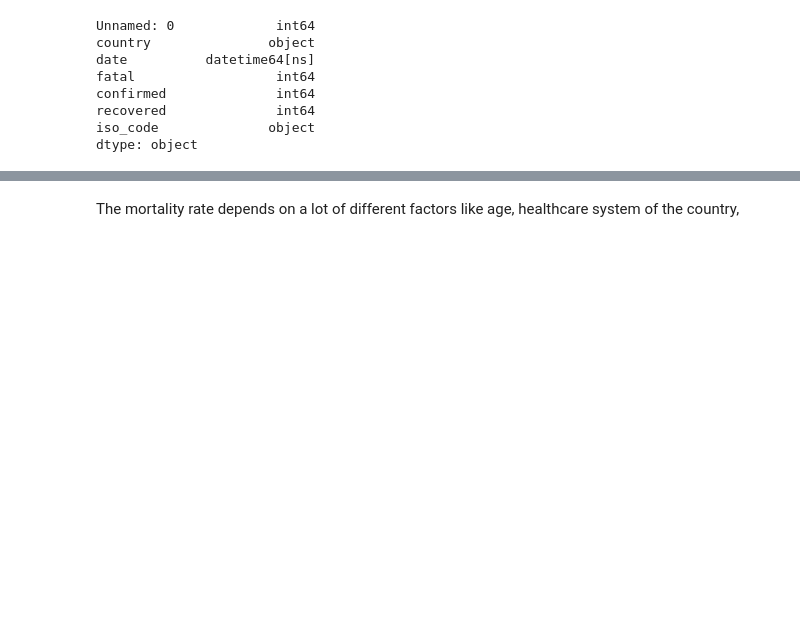
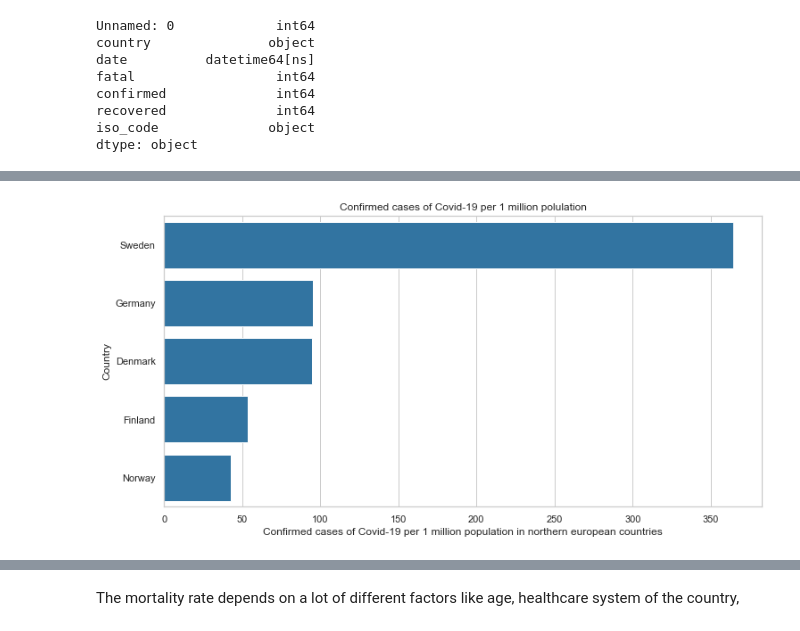
Before and after one commit to AtulSingh-Emyre/AnalysisCovid19, a Jupyter notebook: exploration_Covid19.ipynb, the cells around one changed output, grey strips where cells are left out. Saved outputs shown, nothing was run; the diff lists cells and outputs as text; code cells hidden in the pictures; blank space fills up the shorter version.

```diff
--- a/exploration_Covid19.ipynb
+++ b/exploration_Covid19.ipynb
@@ -176,0 +175,23 @@ plt.show()
+# %%
+# Define figure size
+plt.figure(figsize=[12,6])
+
+# Plot barplot with 10 countries of most cases
+sb.barplot(data=df_covidCases_today.sort_values('confirmedPer1MPopulation', ascending=False),
+           x='confirmedPer1MPopulation', y='country', color = base_color )
+
+# Set grid for better comparibility
+sb.set(style="whitegrid")
+
+# Write lables and header
+plt.xlabel('Confirmed cases of Covid-19 per 1 million population in northern european countries')
+plt.ylabel('Country');
+plt.title('Confirmed cases of Covid-19 per 1 million polulation')  # <-- how can I put variable 'today' hier?
+
+#axes = plt.gca()
+#axes.set_xlim([0,160])
+#axes.set_ylim([0,160])
+
+plt.show()
+# %% [output]
+[figure, added]
```
Also changed, not shown: parts of 39 cells of this notebook, 1 other file.
